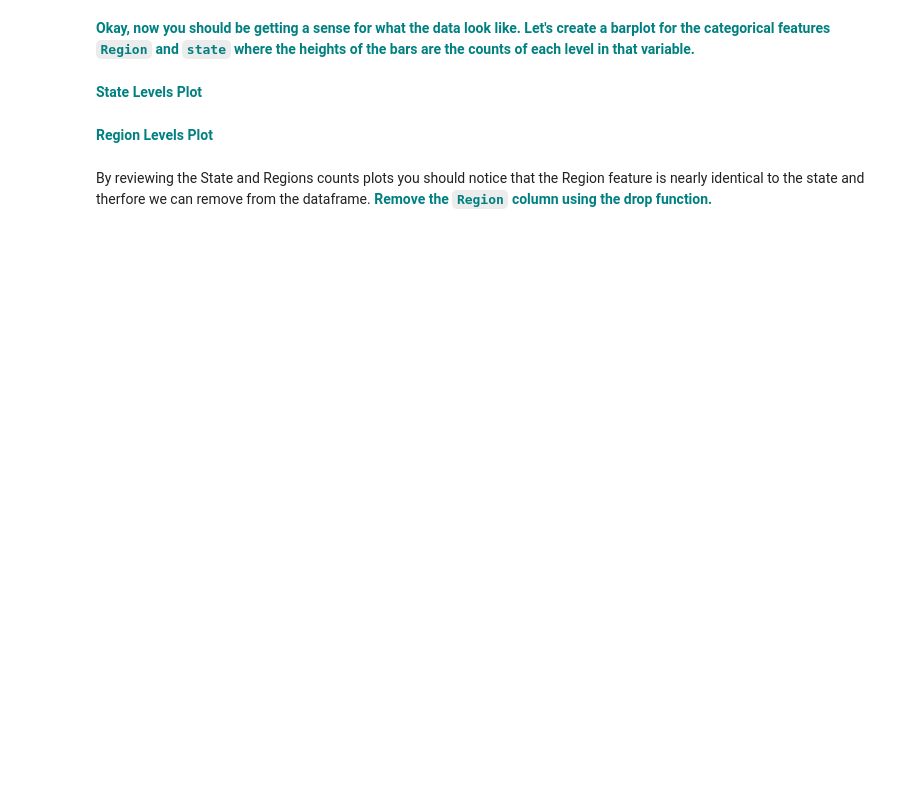
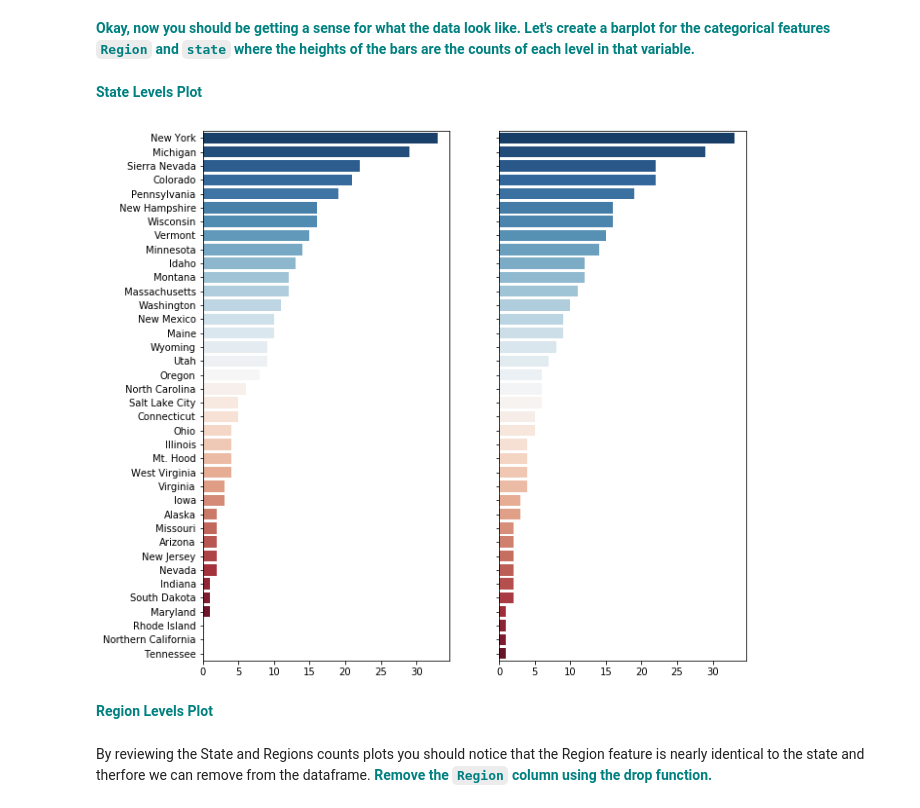
Before and after one commit to vaishalipp/GuidedCapstone1, a Jupyter notebook: GuidedCapstoneStep3HL.ipynb, the cells around one changed output. Saved outputs shown, nothing was run; the diff lists cells and outputs as text; code cells hidden in the pictures; blank space fills up the shorter version.

```diff
--- a/GuidedCapstoneStep3HL.ipynb
+++ b/GuidedCapstoneStep3HL.ipynb
@@ -65,20 +154,35 @@ Look for similarities in the features that may indicate that they are duplicates
 **<font color='teal'>State Levels Plot</font>**
 # %%
 # Uncomment the following code to get your visualization started
-# f, ax = plt.subplots(figsize=(10, 10))
+f, ax = plt.subplots(1,2,sharey = True,figsize=(10, 10))
 
 # In the following brackets, we want the value_counts() of the states
-x = pd.DataFrame(df.state._ _ _)
+x = pd.DataFrame(df.state.value_counts())
 
 # Get the state names by calling list() on the x.index
-names = _ _ _(x.index)
+names = list(x.index)
 
 # Get the values by plugging x.state into the list() function
-values = list(_ _ _)
+values = list(x.state)
 
 # We're now going to call the barplot() method on our sns seaborn object.
 # If you don't have a searborn object yet, make sure you've imported seaborn as sns in your imports above.
-sns._ _ _(x=values, y=names, palette="RdBu_r")
+sns_state=sns.barplot(x=values, y=names, palette="RdBu_r",ax=ax[0])
+
+# In the following brackets, we want the value_counts() of the regions
+x = pd.DataFrame(df.Region.value_counts())
+
+# Get the state names by calling list() on the x.index
+names = list(x.index)
+
+# Get the values by plugging x.state into the list() function
+values = list(x.Region)
+
+# We're now going to call the barplot() method on our sns seaborn object.
+# If you don't have a searborn object yet, make sure you've imported seaborn as sns in your imports above.
+sns_region=sns.barplot(x=values, y=names, palette="RdBu_r",ax=ax[1])
+# %% [output]
+[figure, added]
 # %% [markdown]
 **<font color='teal'>Region Levels Plot</font>**
 # %%
```
Also changed, not shown: parts of 29 cells of this notebook, 1 other file.
